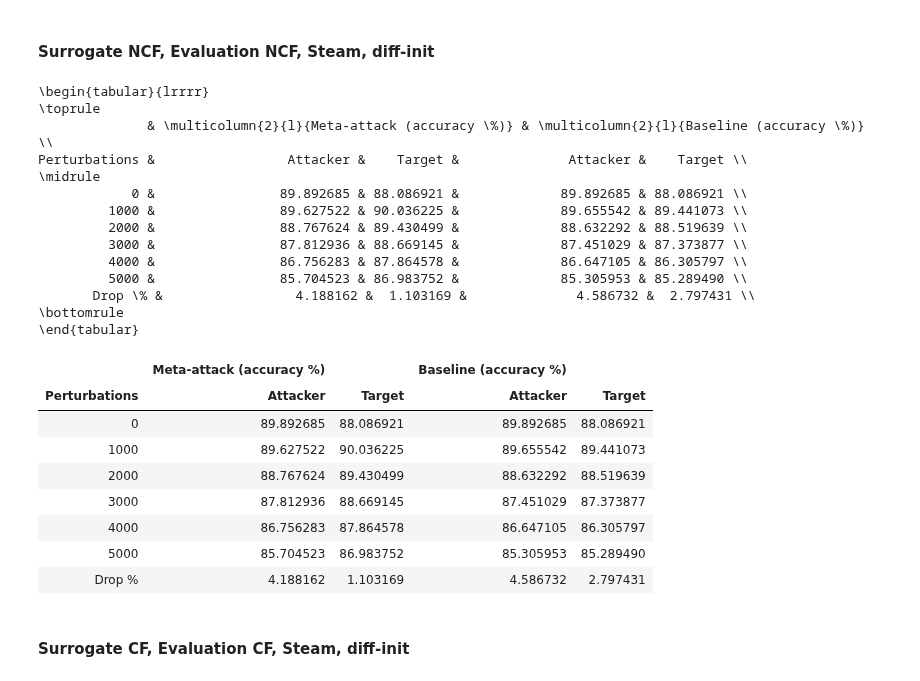
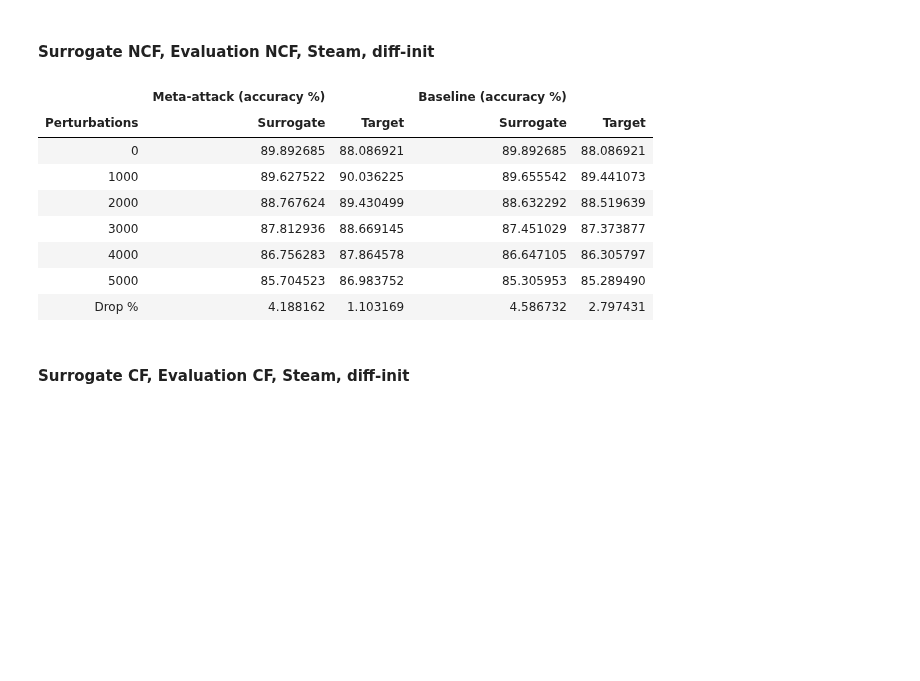
Before and after one commit to aravind-gk/RecSysAttack, a Jupyter notebook: check.ipynb, the cells around one changed output. Cells and saved outputs as stored; diff of their text form; code cells hidden in the pictures; blank space fills up the shorter version.

```diff
--- a/check.ipynb
+++ b/check.ipynb
@@ -43,10 +43,10 @@ def parseResults(meta_file, base_file, after = True):
         suffix = 'before'
 
     meta = meta[::1000][['accuracy_' + suffix, 'accuracy_' + suffix + '_eval']]
-    meta.columns = ['Attacker', 'Target']
+    meta.columns = ['Surrogate', 'Target']
 
     base = base[::1000][['accuracy_' + suffix, 'accuracy_' + suffix + '_eval']]
-    base.columns = ['Attacker', 'Target']
+    base.columns = ['Surrogate', 'Target']
 
     table = pd.concat([meta, base], axis=1)
     table.reset_index(inplace=True)
@@ -64,6 +64,8 @@ def parseResults(meta_file, base_file, after = True):
     return table, latex
 # %% [markdown]
 #### **Surrogate NCF, Evaluation CF (all steam, meta attack & baseline)**
+# %%
+printLatex = False
 # %%
 # filenames
 meta_file = 'results/steam/perturbations_surrogateNCF_evalCF_meta_Delta=5000_T=500_LR=40_Factors=64_auto_r.csv'
@@ -135,28 +111,15 @@ Perturbations &                 Attacker &    Target &              Attacker &
 # %%
 # filenames
 meta_file = 'results/steam/perturbations_surrogateNCF_evalNCF_meta_Delta=5000_T=600_LR=100_Factors=64_diffinit_auto_r.csv'
 base_file = 'results/steam/perturbations_surrogateNCF_evalNCF_baseline_Delta=5000_T=600_LR=100_Factors=64_diffinit_auto_r.csv'
 
 table, latex = parseResults(meta_file = meta_file, base_file = base_file)
-print(latex)
+if printLatex:
+    print(latex)
 table
 # %% [output]
-\begin{tabular}{lrrrr}
-\toprule
-              & \multicolumn{2}{l}{Meta-attack (accuracy \%)} & \multicolumn{2}{l}{Baseline (accuracy \%)} \\
-Perturbations &                 Attacker &    Target &              Attacker &    Target \\
-\midrule
-            0 &                89.892685 & 88.086921 &             89.892685 & 88.086921 \\
-         1000 &                89.627522 & 90.036225 &             89.655542 & 89.441073 \\
-         2000 &                88.767624 & 89.430499 &             88.632292 & 88.519639 \\
-         3000 &                87.812936 & 88.669145 &             87.451029 & 87.373877 \\
-         4000 &                86.756283 & 87.864578 &             86.647105 & 86.305797 \\
-         5000 &                85.704523 & 86.983752 &             85.305953 & 85.289490 \\
-       Drop \% &                 4.188162 &  1.103169 &              4.586732 &  2.797431 \\
-\bottomrule
-\end{tabular}
 |  | Meta-attack (accuracy %) |  | Baseline (accuracy %) |  |
-| Perturbations | Attacker | Target | Attacker | Target |
+| Perturbations | Surrogate | Target | Surrogate | Target |
 | 0 | 89.892685 | 88.086921 | 89.892685 | 88.086921 |
 | 1000 | 89.627522 | 90.036225 | 89.655542 | 89.441073 |
 | 2000 | 88.767624 | 89.430499 | 88.632292 | 88.519639 |
```
Also changed, not shown: parts of 6 cells of this notebook.
